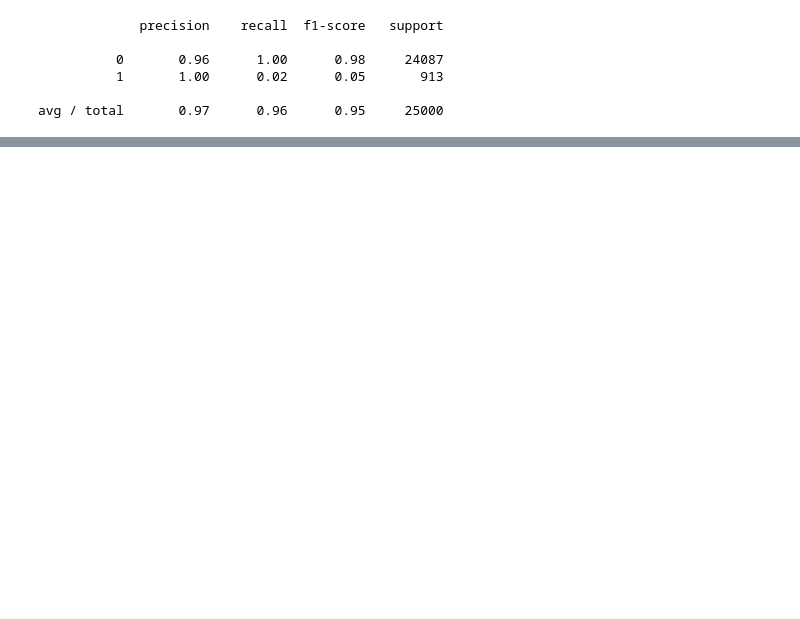
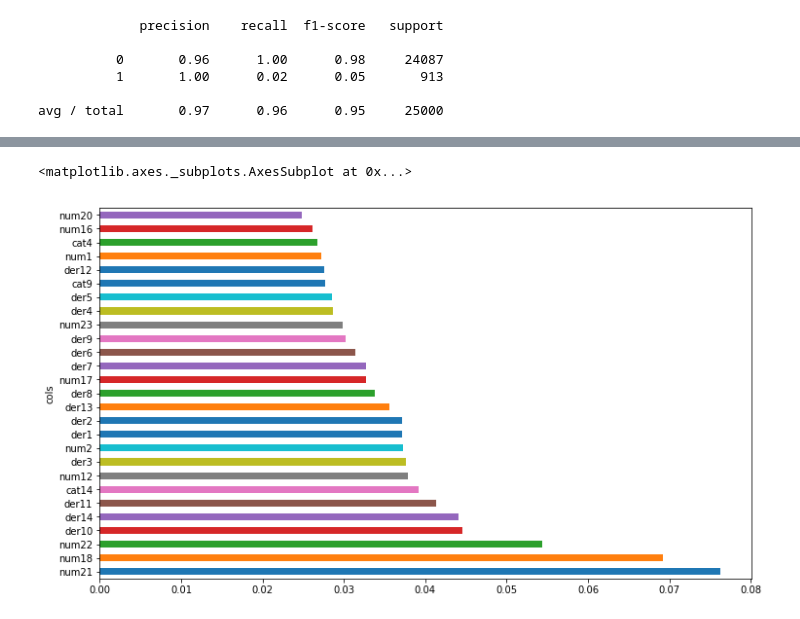
Before and after one commit to nidabp/MachineLearning, a Jupyter notebook: QuarticTest.ipynb, the cells around one changed output, grey strips where cells are left out. Cells and saved outputs as stored; diff of their text form; code cells hidden in the pictures; blank space fills up the shorter version.

```diff
--- a/QuarticTest.ipynb
+++ b/QuarticTest.ipynb
@@ -333,0 +373,6 @@ df_print.to_csv("C:\\Users\\Admin\\Downloads\\QuarticPred.csv",index=False)
+# %%
+mediandict = {}
+df,y,mediandict = GetTrainData(df_train)
+df_keep = df[to_keep].copy()
+X_train_new,y_train_new,X_valid_new,y_valid_new = GetTrainValid(df_keep,y,250000)
+newmodel = TrainRandomForest(X_train_new,y_train_new,X_valid_new,y_valid_new)
@@ -333,0 +382,2 @@ df_print.to_csv("C:\\Users\\Admin\\Downloads\\QuarticPred.csv",index=False)
+# %%
+fi = GetImportances(newmodel,df_keep); fi[:]
@@ -334,3 +402,8 @@ df_print.to_csv("C:\\Users\\Admin\\Downloads\\QuarticPred.csv",index=False)
+# %%
+fi.plot('cols','imp','barh',figsize=(12,7),legend=False)
+# %% [output]
+<matplotlib.axes._subplots.AxesSubplot at 0x...>
+[figure, added]
 # %%
 predictedmodel = TrainLogisticRegression(X_train,y_train,X_valid,y_valid)
 # %% [output]
```
Also changed, not shown: parts of 10 cells of this notebook, 1 other file.
